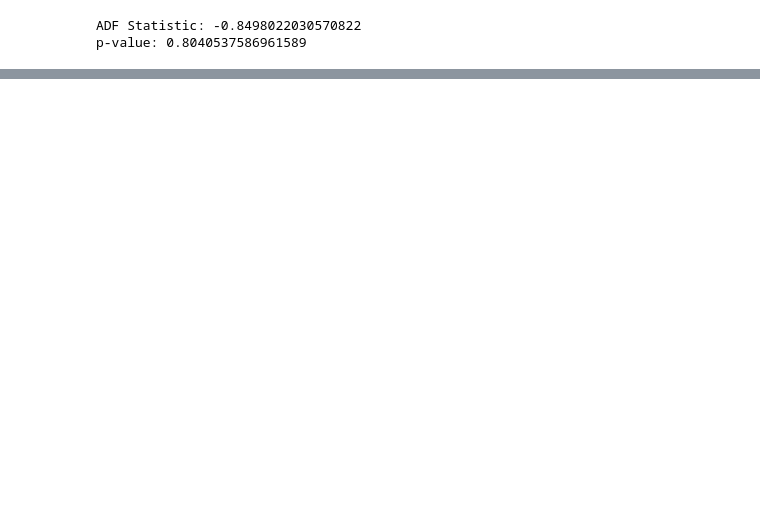
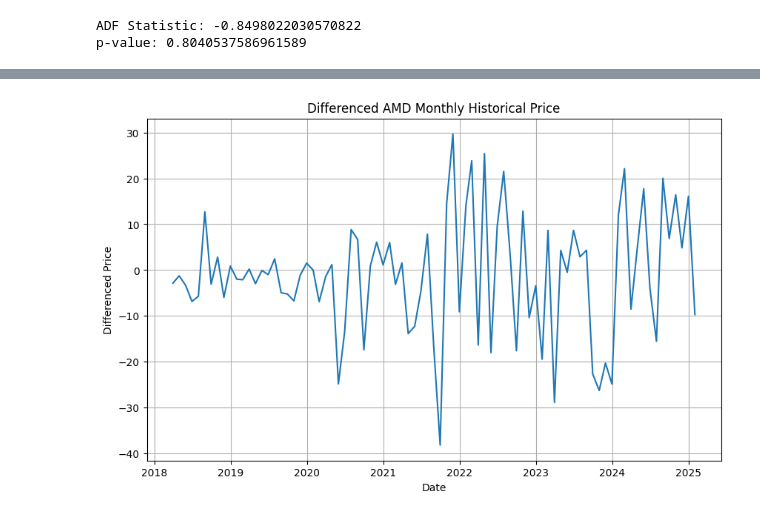
Before and after one commit to raleight1/Forecasting-Nonseasonal-and-Seasonal, a Jupyter notebook: Seasonal_Time_Series_Analysis.ipynb, the cells around one changed output, grey strips where cells are left out. Cells and saved outputs as stored; diff of their text form; code cells hidden in the pictures; blank space fills up the shorter version.

```diff
--- a/Seasonal_Time_Series_Analysis.ipynb
+++ b/Seasonal_Time_Series_Analysis.ipynb
@@ -104,0 +140,11 @@ df_diff = np.diff(df['Price'])
+# %%
+#Create a plot of transformed data to show stationarity
+plt.figure(figsize=(10, 6))
+plt.plot(df['Date'][1:], df_diff)  # Plot starting from the second date
+plt.xlabel('Date')
+plt.ylabel('Differenced Price')
+plt.title('Differenced AMD Monthly Historical Price')
+plt.grid(True)
+plt.show()
+# %% [output]
+[figure, added]
```
Also changed, not shown: parts of 9 cells of this notebook.
